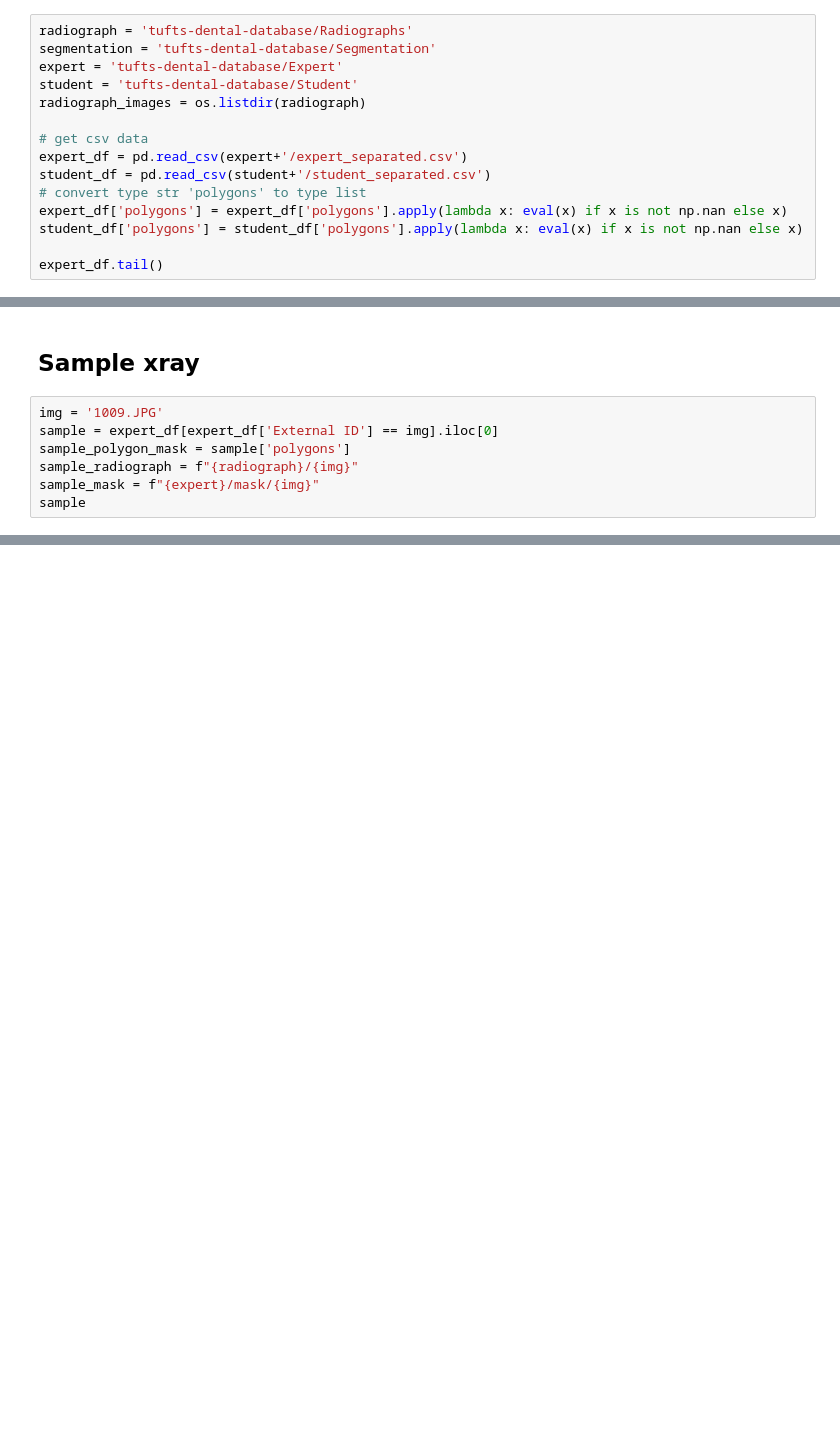
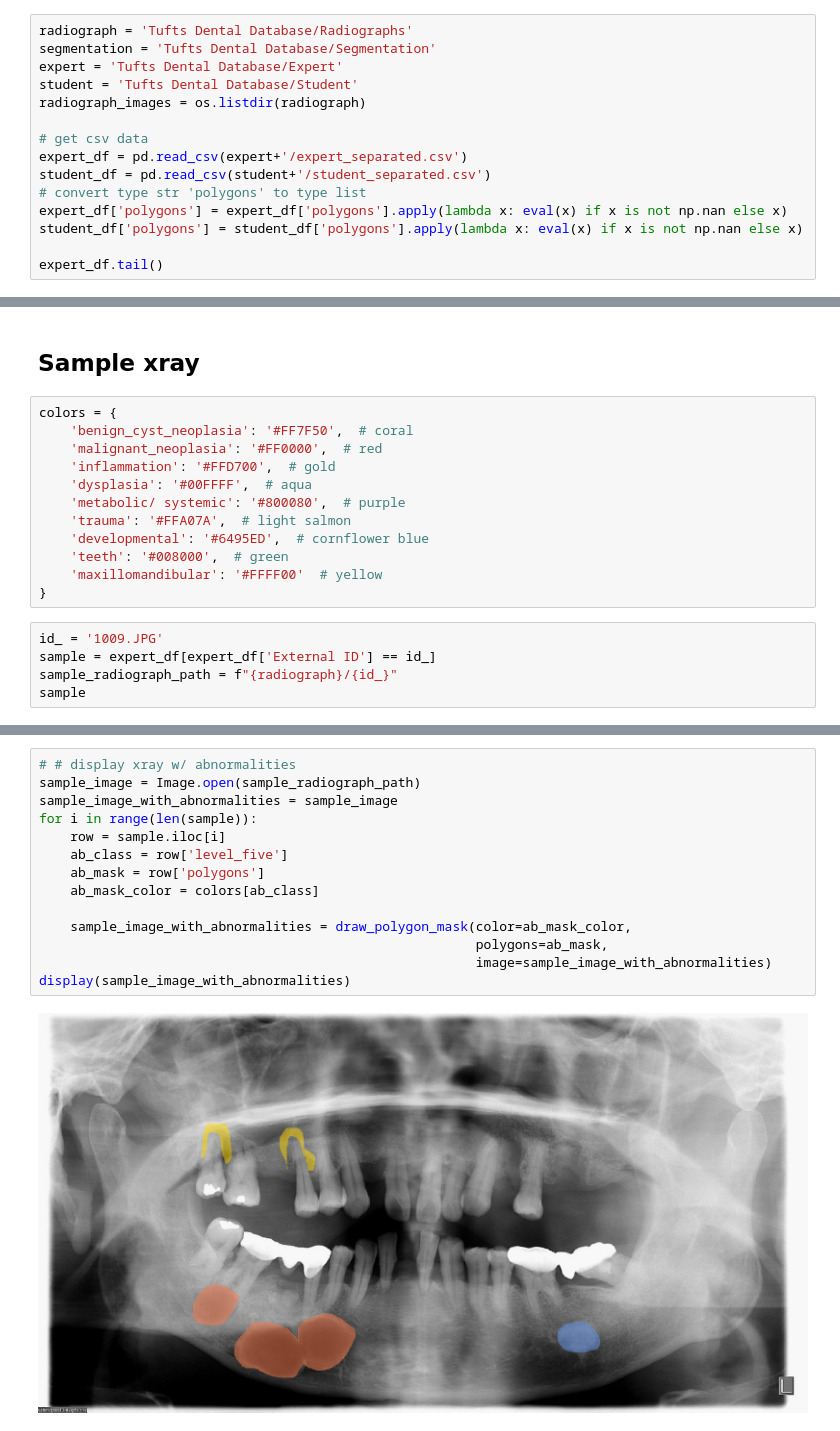
Before and after one commit to sopmacvan/tdd-model, a Jupyter notebook: main.ipynb, the cells around one changed output, grey strips where cells are left out. Cells and saved outputs as stored; diff of their text form; blank space fills up the shorter version.

Commit message:
renamed files+folder, updated sample display

```diff
--- a/main.ipynb
+++ b/main.ipynb
@@ -19,10 +19,10 @@ import matplotlib.pyplot as plt
 from PIL import Image, ImageDraw
 from utils.image import draw_polygon_mask
 # %%
-radiograph = 'tufts-dental-database/Radiographs'
-segmentation = 'tufts-dental-database/Segmentation'
-expert = 'tufts-dental-database/Expert'
-student = 'tufts-dental-database/Student'
+radiograph = 'Tufts Dental Database/Radiographs'
+segmentation = 'Tufts Dental Database/Segmentation'
+expert = 'Tufts Dental Database/Expert'
+student = 'Tufts Dental Database/Student'
 radiograph_images = os.listdir(radiograph)
 
 # get csv data
@@ -42,11 +42,21 @@ expert_df.tail()
 | 1003 | 1047.JPG | There are linear calcific flecks ... | [[[1473, 701], [1473, 706], [1472... | non-odontogenic | well_defined | radiopaque | NaN | metabolic/systemic |
 # %% [markdown]
 ## Sample xray
+# %%
+colors = {
+    'benign_cyst_neoplasia': '#FF7F50',  # coral
+    'malignant_neoplasia': '#FF0000',  # red
+    'inflammation': '#FFD700',  # gold
+    'dysplasia': '#00FFFF',  # aqua
+    'metabolic/ systemic': '#800080',  # purple
+    'trauma': '#FFA07A',  # light salmon
+    'developmental': '#6495ED',  # cornflower blue
+    'teeth': '#008000',  # green
+    'maxillomandibular': '#FFFF00'  # yellow
+}
 # %%
-img = '1009.JPG'
-sample = expert_df[expert_df['External ID'] == img].iloc[0]
-sample_polygon_mask = sample['polygons']
-sample_radiograph = f"{radiograph}/{img}"
-sample_mask = f"{expert}/mask/{img}"
+id_ = '1009.JPG'
+sample = expert_df[expert_df['External ID'] == id_]
+sample_radiograph_path = f"{radiograph}/{id_}"
 sample
 # %% [output]
@@ -65,0 +67,16 @@ draw_polygon_mask(sample_polygon_mask, sample_radiograph)
+# %%
+# # display xray w/ abnormalities
+sample_image = Image.open(sample_radiograph_path)
+sample_image_with_abnormalities = sample_image
+for i in range(len(sample)):
+    row = sample.iloc[i]
+    ab_class = row['level_five']
+    ab_mask = row['polygons']
+    ab_mask_color = colors[ab_class]
+
+    sample_image_with_abnormalities = draw_polygon_mask(color=ab_mask_color,
+                                                        polygons=ab_mask,
+                                                        image=sample_image_with_abnormalities)
+display(sample_image_with_abnormalities)
+# %% [output]
+[figure, added]
```
Also changed, not shown: parts of 3 cells of this notebook, 3 other files.
